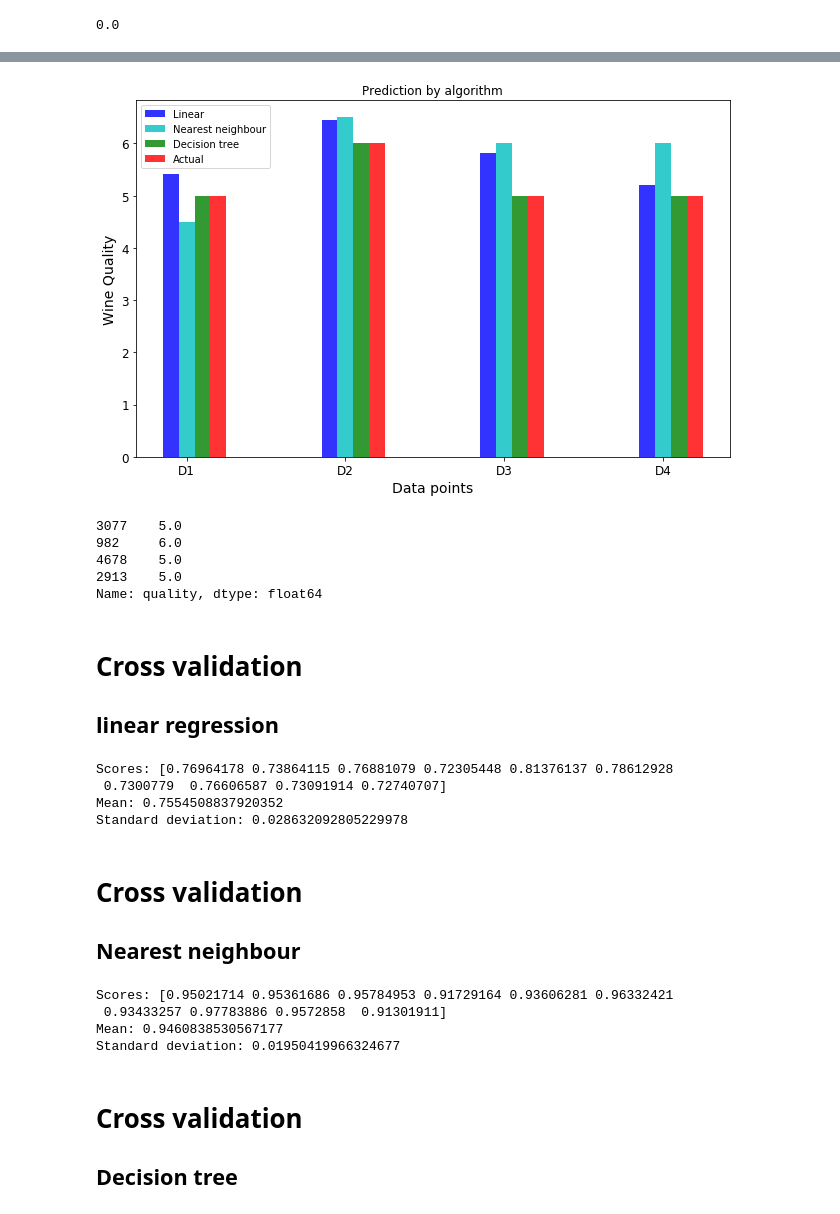
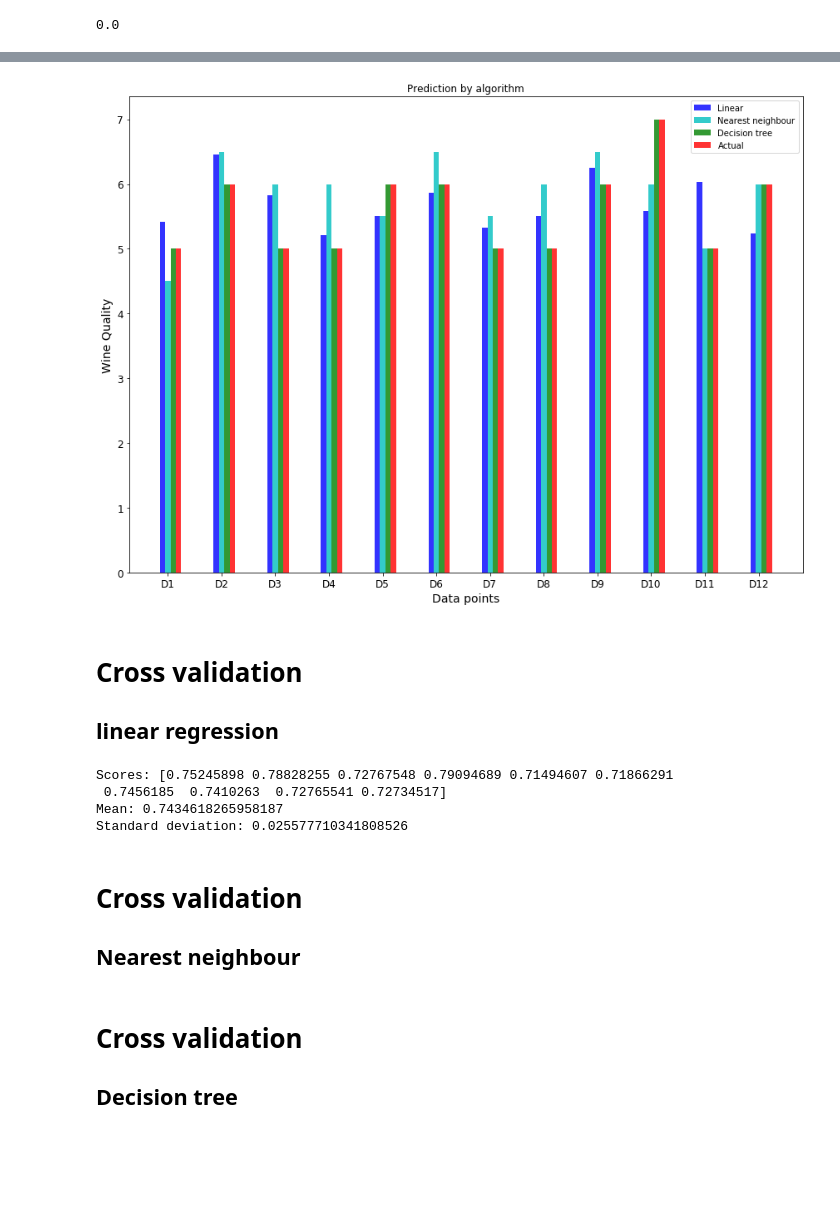
Before and after one commit to RoastedKernel/uni_Machine_Learning, a Jupyter notebook: Uni_Sub/ML_Tools/assign/Assignment 1_Wine Quality_commneted.ipynb, the cells around one changed output, grey strips where cells are left out. Drawn from its saved outputs; the diff is of its cells as text; code cells hidden in the pictures; blank space fills up the shorter version.

```diff
--- a/Uni_Sub/ML_Tools/assign/Assignment 1_Wine Quality_commneted.ipynb
+++ b/Uni_Sub/ML_Tools/assign/Assignment 1_Wine Quality_commneted.ipynb
@@ -229,13 +259,13 @@ from sklearn.linear_model import LinearRegression
 
 #training
 lin_reg = LinearRegression()
-lin_reg.fit(wine_tr, wine_tr_labels)
+lin_reg.fit(wine_tr_ss, wine_tr_labels_ss)
 
 # making predictions
-wine_predictions = lin_reg.predict(wine_tr)
+wine_predictions = lin_reg.predict(wine_tr_ss)
 
 #calculating RMSE
-lin_mse = mean_squared_error(wine_tr_labels, wine_predictions)
+lin_mse = mean_squared_error(wine_tr_labels_ss, wine_predictions)
 lin_rmse = np.sqrt(lin_mse)
 lin_rmse
 # %% [output]
@@ -295,6 +364,6 @@ plt.show()
 # %%
-some_labels = wine_tr_labels.iloc[:4]
-some_data = wine_tr.iloc[:4]
+some_labels = wine_tr_labels.iloc[:12]
+some_data = wine_tr.iloc[:12]
 
 predicted_quality_lin = lin_reg.predict(some_data)
 predicted_quality_neigh = neigh.predict(some_data)
@@ -303,14 +372,14 @@ actual_quality = some_labels
 
 
 # data to plot
-n_groups = 4
+n_groups = 12
 linear = predicted_quality_lin
 Nearest_neighbour = predicted_quality_neigh
 Decision_tree = predicted_quality_tree
 actual = actual_quality
 
 # create plot
-fig, ax = plt.subplots(figsize=(9,6))
+fig, ax = plt.subplots(figsize=(12,9))
 index = np.arange(n_groups)
 bar_width = 0.1
 opacity = 0.8
@@ -323,40 +392,35 @@ label='Linear')
 rects2 = plt.bar(index + bar_width, Nearest_neighbour, bar_width,
 alpha=opacity,
 color='c',
 label='Nearest neighbour')
 
 
 rects3 = plt.bar(index+ (bar_width*2), Decision_tree, bar_width,
 alpha=opacity,
 color='g',
 label='Decision tree')
 
 rects4 = plt.bar(index + (bar_width*3), actual, bar_width,
 alpha=opacity,
 color='r',
 label='Actual')
 
 plt.xlabel('Data points')
 plt.ylabel('Wine Quality')
 plt.title('Prediction by algorithm')
-plt.xticks(index + bar_width, ('D1', 'D2', 'D3', 'D4'))
+plt.xticks(index + bar_width, ('D1', 'D2', 'D3', 'D4','D5','D6','D7','D8','D9','D10','D11','D12'))
 plt.legend()
 
 plt.tight_layout()
 plt.show()
 
 
 
 # 1- Decision tree is overfitting the data.
 # 2- Without perfomaning cross validation K-Nearest neighbour seem to perform best out of the three algorithms
 # 3- cross validation is needed to gauge the accurate perfomance of a model.
 # %% [output]
-[figure, old version]
+[figure, new version]
-3077    5.0
-982     6.0
-4678    5.0
-2913    5.0
-Name: quality, dtype: float64
 # %% [markdown]
 # Cross validation
 ## linear regression
@@ -373,10 +437,10 @@ lin_scores = cross_val_score(lin_reg, wine_tr, wine_tr_labels,
 lin_rmse_scores = np.sqrt(-lin_scores)
 display_scores(lin_rmse_scores)
 # %% [output]
-Scores: [0.76964178 0.73864115 0.76881079 0.72305448 0.81376137 0.78612928
- 0.7300779  0.76606587 0.73091914 0.72740707]
-Mean: 0.7554508837920352
-Standard deviation: 0.028632092805229978
+Scores: [0.75245898 0.78828255 0.72767548 0.79094689 0.71494607 0.71866291
+ 0.7456185  0.7410263  0.72765541 0.72734517]
+Mean: 0.7434618265958187
+Standard deviation: 0.025577710341808526
 # %% [markdown]
 # Cross validation
 ## Nearest neighbour
@@ -385,11 +449,6 @@ neigh_scores = cross_val_score(neigh, wine_tr, wine_tr_labels,
                              scoring="neg_mean_squared_error", cv=10)
 neigh_rmse_scores = np.sqrt(-neigh_scores)
 display_scores(neigh_rmse_scores)
-# %% [output]
-Scores: [0.95021714 0.95361686 0.95784953 0.91729164 0.93606281 0.96332421
- 0.93433257 0.97783886 0.9572858  0.91301911]
-Mean: 0.9460838530567177
-Standard deviation: 0.01950419966324677
 # %% [markdown]
 # Cross validation
 ## Decision tree
```
Also changed, not shown: parts of 46 cells of this notebook, 1 other file.
